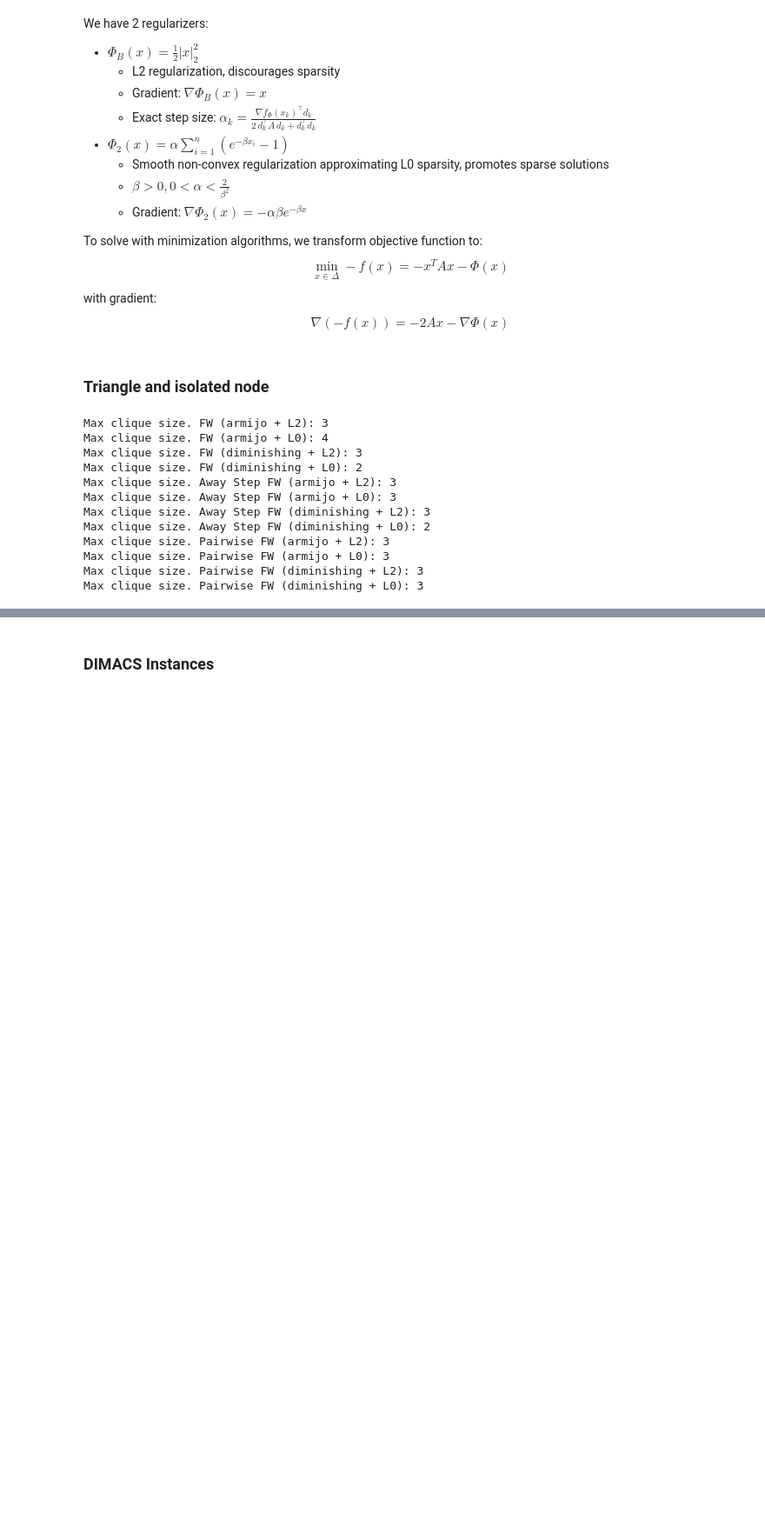
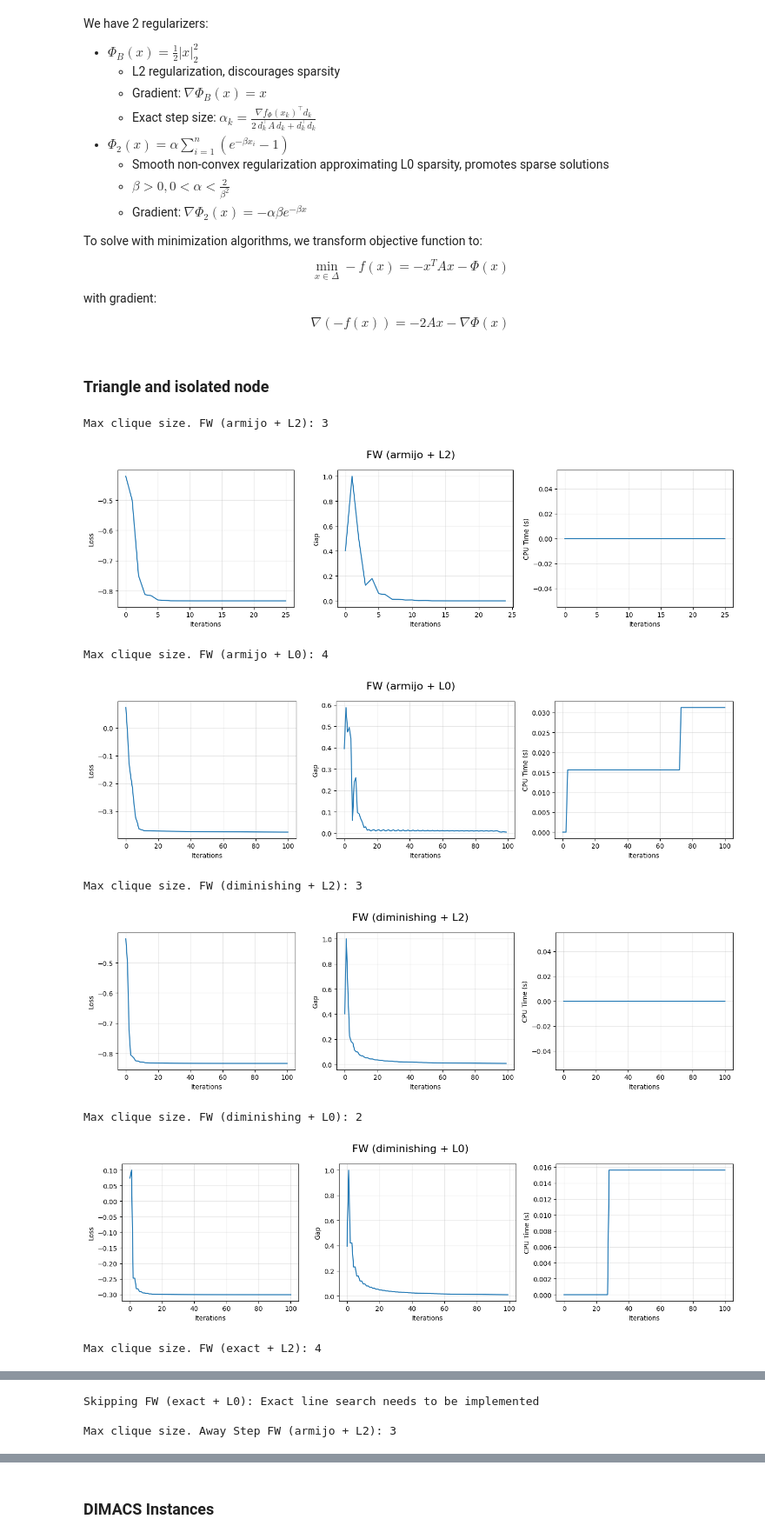
Before and after one commit to pavelihno/optimization-data-science, a Jupyter notebook: Project.ipynb, the cells around one changed output, grey strips where cells are left out. Shown at 87% size. Drawn from its saved outputs; the diff is of its cells as text; code cells hidden in the pictures; blank space fills up the shorter version.

Commit message:
exact line search for l2 + experiment

```diff
--- a/Project.ipynb
+++ b/Project.ipynb
@@ -807,8 +805,21 @@ def grad_phi_l2(x):
     return x
 
 
-def exact_line_search_l2():
-    pass
+def exact_line_search_l2(A):
+
+    def line_search(objective_function, x, d, grad):
+        numerator = grad @ d
+
+        Ad = A @ d
+        denominator = 2 * (d @ Ad) + d @ d
+
+        if abs(denominator) < 1e-10:  # Avoid division by zero
+            return 0.0 if numerator <= 0 else 1.0
+
+        step_size = numerator / denominator
+        return step_size
+
+    return line_search
 
 
 def phi_l0(x, alpha=0.1, beta=10):
@@ -819,7 +830,7 @@ def grad_phi_l0(x, alpha=0.1, beta=10):
     return -alpha * beta * np.exp(-beta * x)
 
 
-def solve_max_clique(graph_adj: np.ndarray, solver: FrankWolfeBase, phi_func: Callable[[np.ndarray], float], grad_phi_func: Callable[[np.ndarray], np.ndarray], x0: np.ndarray) -> FrankWolfeBase:
+def solve_max_clique(graph_adj: np.ndarray, solver: FrankWolfeBase, phi_func: Callable[[np.ndarray], float], grad_phi_func: Callable[[np.ndarray], np.ndarray], exact_line_search_func: Optional[Callable], x0: np.ndarray) -> FrankWolfeBase:
 
     n = graph_adj.shape[0]
     A = graph_adj.astype(float)
@@ -830,6 +841,7 @@ def solve_max_clique(graph_adj: np.ndarray, solver: FrankWolfeBase, phi_func: Ca
 
         def grad(x) -> np.ndarray:
             return -2 * A @ x - grad_phi(x)
+
         return objective, grad
 
     def lmo(grad: np.ndarray) -> np.ndarray:
@@ -841,6 +853,9 @@ def solve_max_clique(graph_adj: np.ndarray, solver: FrankWolfeBase, phi_func: Ca
         A, phi_func, grad_phi_func
     )
 
+    solver.exact_line_search = exact_line_search_func(A) if exact_line_search_func else None
+
+    # Solving the optimization problem
     solver.fit(objective_function, compute_gradient, lmo, x0)
 
     return solver
@@ -895,47 +910,50 @@ random_seed = 123
 x0 = initialize_max_clique_x0(adj_matrix, 'random', random_seed)
 
 line_search_strats = [
     'armijo',
-    'diminishing'
+    'diminishing',
+    'exact'
 ]
 solver_configs = [
     (FrankWolfe, "FW", {}),
     (AwayStepFrankWolfe, "Away Step FW", {}),
     (PairwiseFrankWolfe, "Pairwise FW", {})
 ]
 regularizers = [
-    ('L2', phi_l2, grad_phi_l2),
-    ('L0', phi_l0, grad_phi_l0)
+    ('L2', phi_l2, grad_phi_l2, exact_line_search_l2),
+    ('L0', phi_l0, grad_phi_l0, None)
 ]
 
 for solver_class, solver_name, solver_dict in solver_configs:
     for line_search in line_search_strats:
-        for reg_name, phi_func, grad_phi_func in regularizers:
+        for reg_name, phi_func, grad_phi_func, exact_line_search_func in regularizers:
             title = f'{solver_name} ({line_search} + {reg_name})'
 
             solver = solver_class(max_iter, tol, line_search)
-            fitted_solver = solve_max_clique(adj_matrix, solver, phi_func, grad_phi_func, x0)
+            try:
+                fitted_solver = solve_max_clique(adj_matrix, solver, phi_func, grad_phi_func, exact_line_search_func, x0)
+            except NotImplementedError as e:
+                print(f'Skipping {title}: {e}\n')
+                continue
+
             solver_dict[title] = fitted_solver
 
             x_pred = fitted_solver.x_pred
             max_clique_size, max_clique_vertices = extract_clique_size(x_pred)
 
             print(f"Max clique size. {title}: {max_clique_size}")
 
-            # plot_metrics(fitted_solver, title=title)
+            plot_metrics(fitted_solver, title=title)
             # nx.draw(G, with_labels=True, node_color=x_pred, cmap='viridis')
             # plt.title(f"Node weights. {title}")
             # plt.show()
 # %% [output]
 Max clique size. FW (armijo + L2): 3
-Max clique size. FW (armijo + L0): 4
-Max clique size. FW (diminishing + L2): 3
-Max clique size. FW (diminishing + L0): 2
-Max clique size. Away Step FW (armijo + L2): 3
-Max clique size. Away Step FW (armijo + L0): 3
-Max clique size. Away Step FW (diminishing + L2): 3
-Max clique size. Away Step FW (diminishing + L0): 2
-Max clique size. Pairwise FW (armijo + L2): 3
-Max clique size. Pairwise FW (armijo + L0): 3
-Max clique size. Pairwise FW (diminishing + L2): 3
-Max clique size. Pairwise FW (diminishing + L0): 3
+[figure, added]
+Max clique size. FW (armijo + L0): 4
+[figure, added]
+Max clique size. FW (diminishing + L2): 3
+[figure, added]
+Max clique size. FW (diminishing + L0): 2
+[figure, added]
+Max clique size. FW (exact + L2): 4
@@ -941,0 +961,3 @@ Max clique size. Pairwise FW (diminishing + L0): 3
+Skipping FW (exact + L0): Exact line search needs to be implemented
+
+Max clique size. Away Step FW (armijo + L2): 3
```
Also changed, not shown: parts of 17 cells of this notebook.
